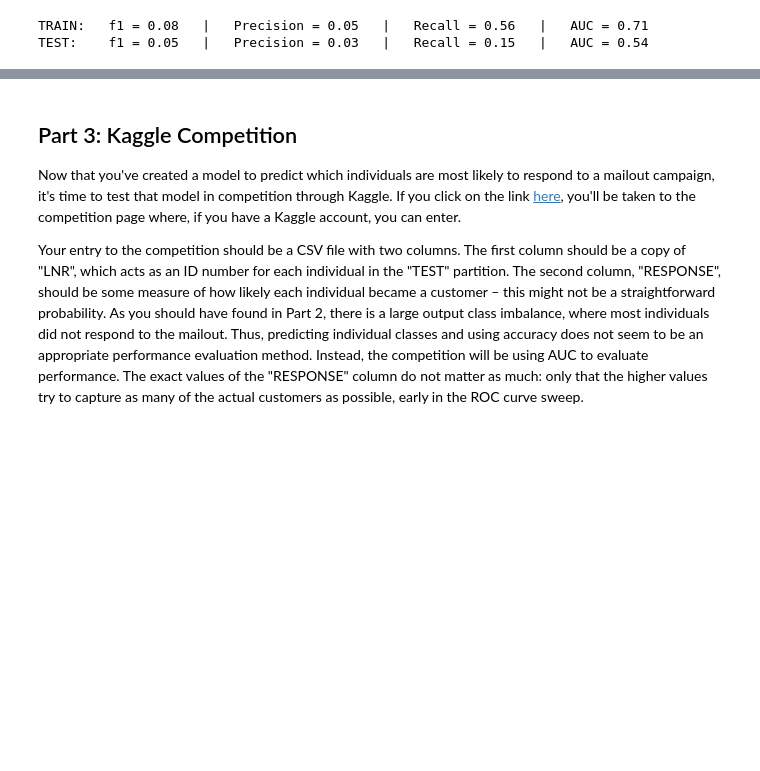
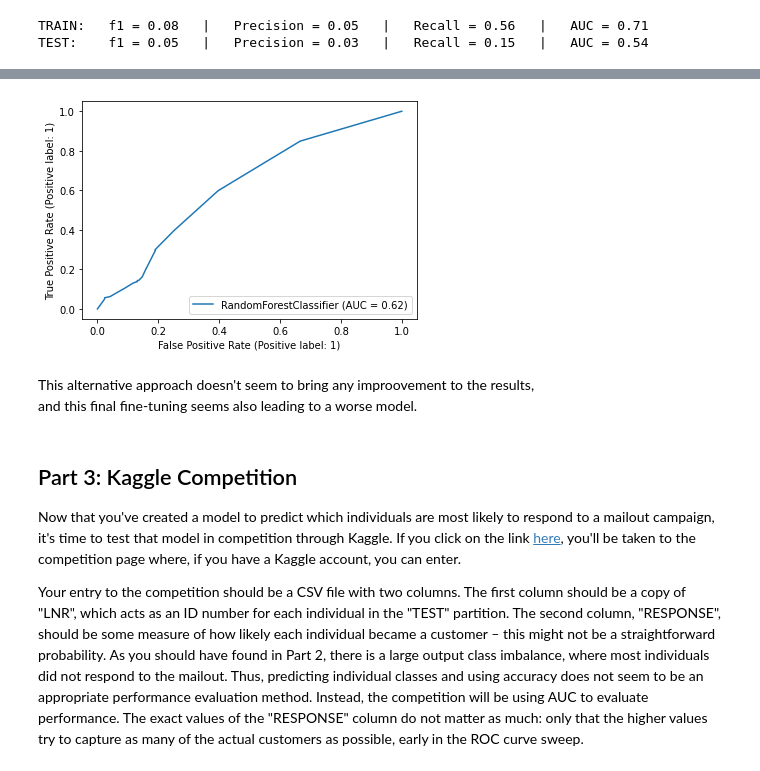
Before and after one commit to Roberto173797/Udacity-Capstone-Arvato, a Jupyter notebook: Arvato Project Workbook.ipynb, the cells around one changed output, grey strips where cells are left out. Drawn from its saved outputs; the diff is of its cells as text; code cells hidden in the pictures; blank space fills up the shorter version.

```diff
--- a/Arvato Project Workbook.ipynb
+++ b/Arvato Project Workbook.ipynb
@@ -1016,7 +1018,7 @@ for model_name, model in {
     'Random Forest': RandomForestClassifier(class_weight='balanced', max_depth=5, min_samples_split=5, random_state=42),
     'Logistic Regression': LogisticRegression(class_weight='balanced', random_state=42),
     'AdaBoost': AdaBoostClassifier(random_state=42),
-    'Support Vector Machine': SVC(class_weight='balanced')
+    'Support Vector Machine': SVC(class_weight='balanced', probability=True)
 }.items():
 
     pipeline = Pipeline([
@@ -1046,13 +1048,13 @@ Model: 'Support Vector Machine'
 TRAIN:   f1 = 0.26   |   Precision = 0.16   |   Recall = 0.87   |   AUC = 0.91
 TEST:    f1 = 0.05   |   Precision = 0.03   |   Recall = 0.09   |   AUC = 0.53
 # %%
-# alternative version with 100 components
+# classification pipeline, with 4 alternative classification models
 
 for model_name, model in {
     'Random Forest': RandomForestClassifier(class_weight='balanced', max_depth=5, min_samples_split=5, random_state=42),
     'Logistic Regression': LogisticRegression(class_weight='balanced', random_state=42),
     'AdaBoost': AdaBoostClassifier(random_state=42),
-    'Support Vector Machine': SVC(class_weight='balanced')
+    'Support Vector Machine': SVC(class_weight='balanced', probability=True)
 }.items():
 
     pipeline = Pipeline([
@@ -1212,0 +1211,2 @@ Please undestand.
+# %%
+mailout_train = pd.read_csv('data/Udacity_MAILOUT_052018_TRAIN.csv', sep=';')
@@ -1212,0 +1452,26 @@ Please undestand.
+# %%
+# fine tuning through RandomizedGridSearch of the SVM classification pipeline
+
+pipeline = RandomForestClassifier(class_weight='balanced', random_state=42)
+
+pipeline.fit(X_train, y_train)
+
+print(f"Model: '{model_name}'")
+model_results(pipeline, X_train, X_test, y_train, y_test)
+print()
+
+param_distributions = {
+    'max_depth': list(range(2, 50)),
+    'min_samples_split': list(range(2, 22, 2)),
+    'min_samples_leaf': list(range(30)),
+    'ccp_alpha': np.arange(0.0, 0.4, 0.05)
+}
+
+cv_rf = RandomizedSearchCV(pipeline, param_distributions=param_distributions,scoring=roc_auc_score, n_jobs=-1, verbose=3, n_iter=20)
+cv_rf.fit(X_train, y_train)
+
+print("Model: 'Random Forest CV'")
+model_results(cv_rf, X_train, X_test, y_train, y_test)
+
+print("Best params")
+print(cv_rf.best_params_)
@@ -1213,3 +1489,11 @@ Please undestand.
+# %%
+plot_roc_curve(pipeline, X_test, y_test)
+plt.show()
+# %% [output]
+[figure, added]
+# %% [markdown]
+This alternative approach doesn't seem to bring any improovement to the results,
+and this final fine-tuning seems also leading to a worse model.
 # %% [markdown]
 ## Part 3: Kaggle Competition
 
```
Also changed, not shown: parts of 18 cells of this notebook, 2 other files.
